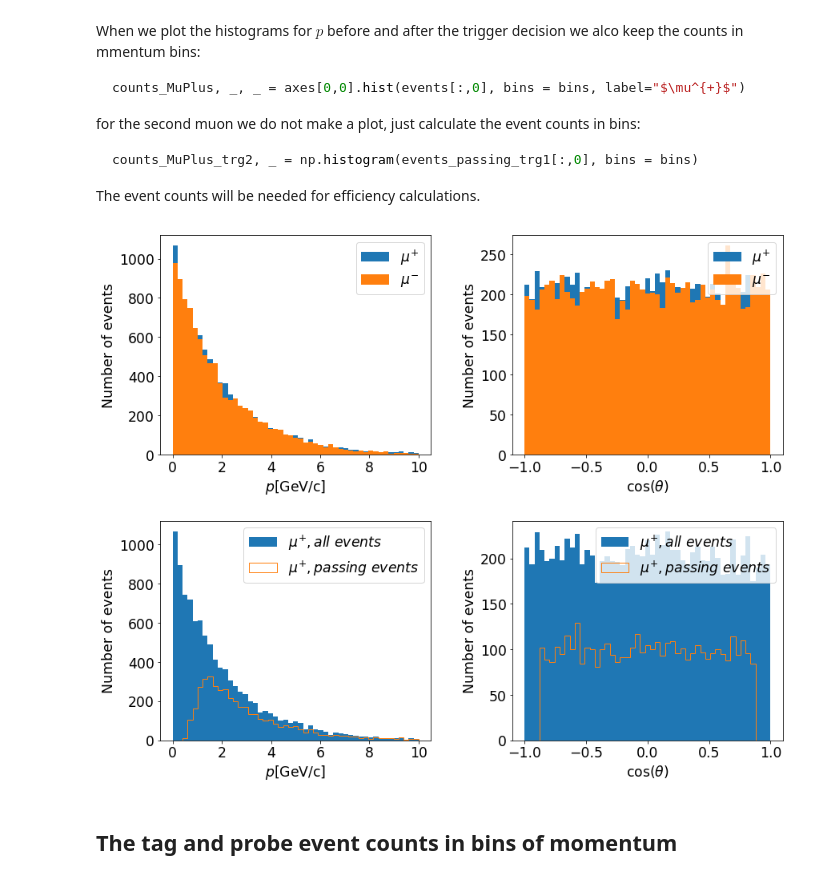
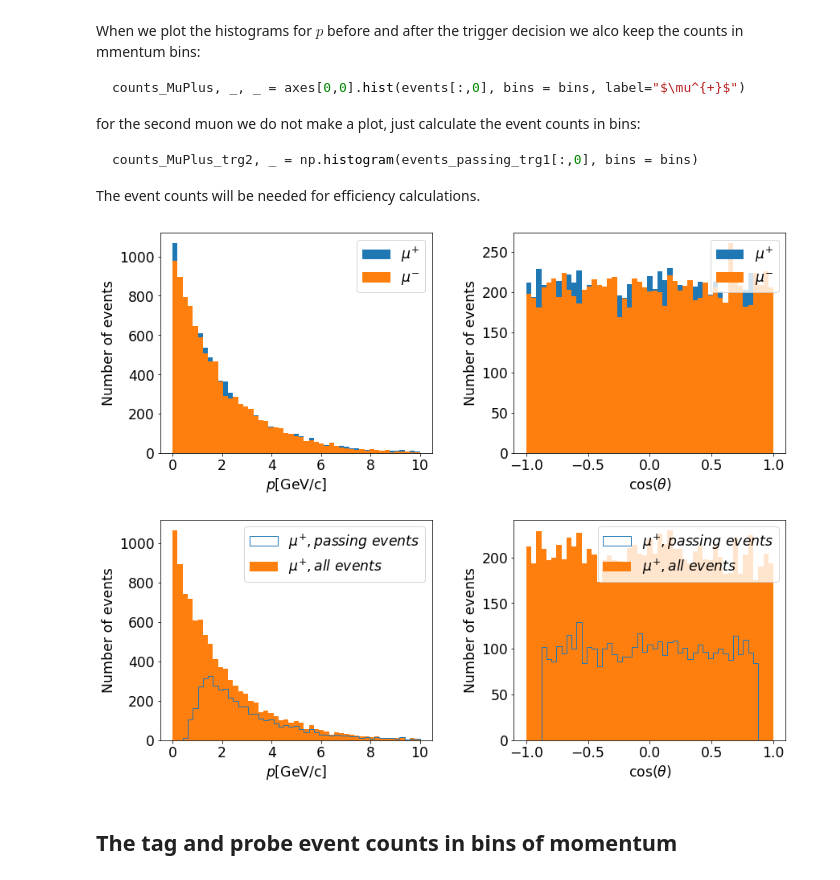
Before and after one commit to barraldiaz/Modern_Particle_Physics_Experiments, a Jupyter notebook: 08_DAQ_Trigger_advanced/08_DAQ_Trigger_advanced.ipynb, the cells around one changed output. Cells and saved outputs as stored; diff of their text form; code cells hidden in the pictures.

```diff
--- a/08_DAQ_Trigger_advanced/08_DAQ_Trigger_advanced.ipynb
+++ b/08_DAQ_Trigger_advanced/08_DAQ_Trigger_advanced.ipynb
@@ -138,40 +137,38 @@ muPlus_trg_idx = 6
 muMinus_trg_idx = 7
 
 counts_MuPlus, _, _ = axes[0,0].hist(events[:,0], bins = bins, label="$\mu^{+}$")
 counts_MuMinus, _, _ = axes[0,0].hist(events[:,1], bins = bins, label="$\mu^{-}$")
 axes[0,0].set_xlabel(r"$p$[GeV/c]")
 axes[0,0].set_ylabel("Number of events")
 axes[0,0].legend(loc="upper right");
 
 bins = np.linspace(-1, 1, nBins)
 axes[0,1].hist(np.cos(events[:,muPlus_theta_idx]), bins = bins, label="$\mu^{+}$")
 axes[0,1].hist(np.cos(events[:,muMinus_theta_idx]), bins = bins, label="$\mu^{-}$")
 axes[0,1].set_xlabel(r"$\cos(\theta)$")
 axes[0,1].set_ylabel("Number of events")
 axes[0,1].legend(loc="upper right");
 
 events_passing_trg1 = events[events[:,muPlus_trg_idx]>0]
 events_passing_trg2 = events[events[:,muMinus_trg_idx]>0]
 bins = np.linspace(minP, maxP, nBins)
-axes[1,0].hist(events[:,0], bins = bins, label="$\mu^{+}, all\ events$")
-counts_MuPlus_trg1, _, _ = axes[1,0].hist(events_passing_trg1[:,0], bins = bins, histtype="step", label="$\mu^{+}, passing\ events$")
+counts_MuPlus_trg1, _, _ = axes[1,0].hist(events_passing_trg1[:,0], bins = bins, histtype="step", label="$\mu^{+}, passing~events$")
 counts_MuPlus_trg2, _ = np.histogram(events_passing_trg1[:,0], bins = bins)
-#axes[1,0].hist(events[:,0], bins = bins, label="$\mu^{+}, all\ events$")
+axes[1,0].hist(events[:,0], bins = bins, label="$\mu^{+}, all~events$")
 axes[1,0].set_xlabel(r"$p$[GeV/c]")
 axes[1,0].set_ylabel("Number of events")
 axes[1,0].legend(loc="upper right");
 
 bins = np.linspace(-1, 1, nBins)
-axes[1,1].hist(np.cos(events[:,2]), bins = bins, label="$\mu^{+}, all\ events$")
-axes[1,1].hist(np.cos(events_passing_trg1[:,2]), bins = bins, histtype="step", label="$\mu^{+}, passing\ events$")
-#axes[1,1].hist(np.cos(events[:,2]), bins = bins, label="$\mu^{+}, all\ events$")
+axes[1,1].hist(np.cos(events_passing_trg1[:,2]), bins = bins, histtype="step", label="$\mu^{+}, passing~events$")
+axes[1,1].hist(np.cos(events[:,2]), bins = bins, label="$\mu^{+}, all~events$")
 axes[1,1].set_xlabel(r"$\cos(\theta)$")
 axes[1,1].set_ylabel("Number of events")
 axes[1,1].legend(loc="upper right");
 
 plt.subplots_adjust(bottom=0.15, left=0.05, right=0.95, wspace=0.3, hspace=0.3)
 # %% [output]
-[figure, old version]
+[figure, new version]
 # %% [markdown]
 ## The tag and probe event counts in bins of momentum
 # %%
```
Also changed, not shown: parts of 3 cells of this notebook, 11 other files.
